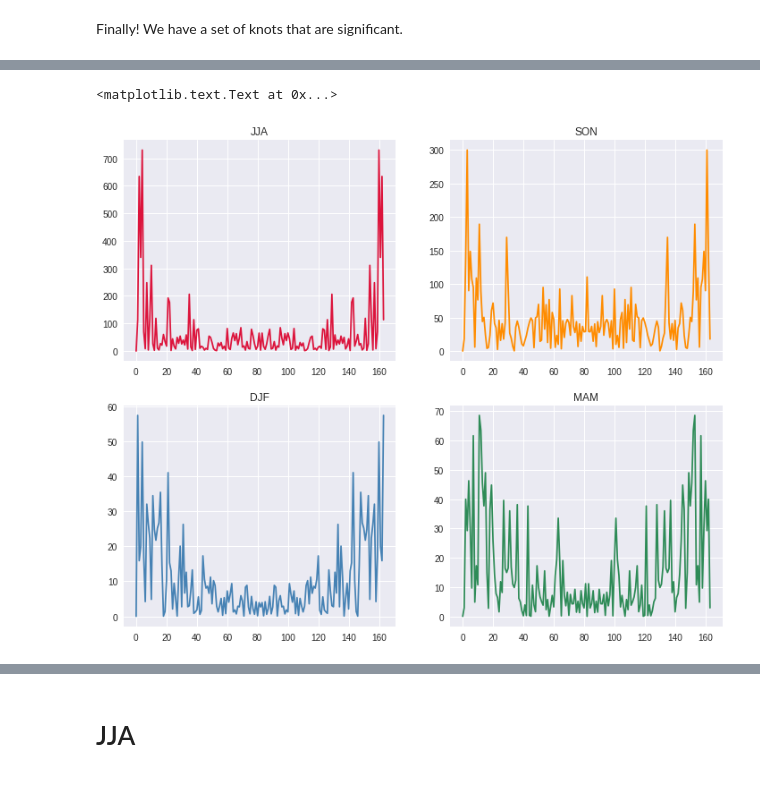
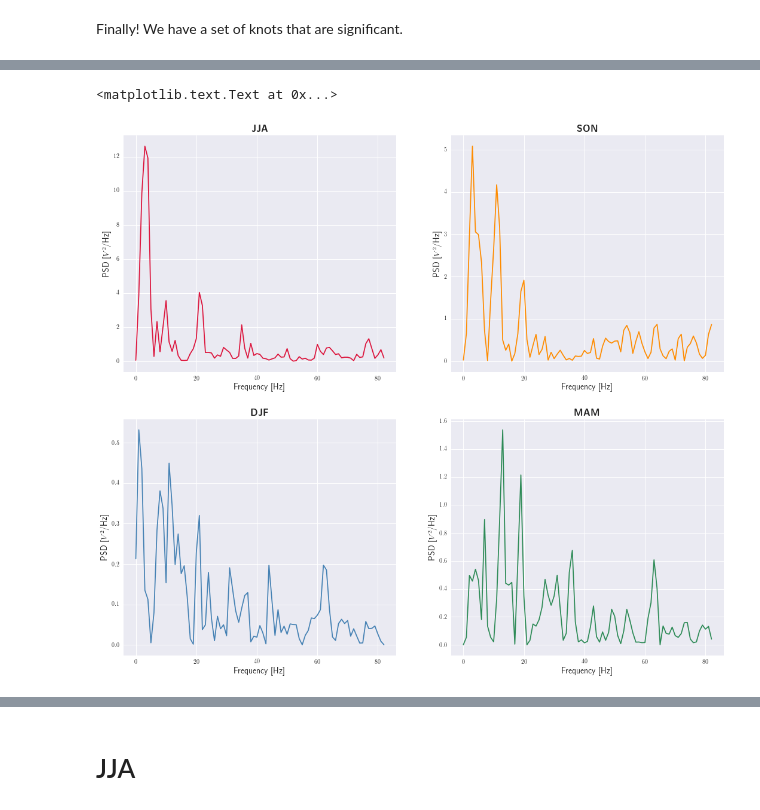
Before and after one commit to hfloresr/ArcticSea, a Jupyter notebook: seaice_splines.ipynb, the cells around one changed output, grey strips where cells are left out. Saved outputs shown, nothing was run; the diff lists cells and outputs as text; code cells hidden in the pictures.

```diff
--- a/seaice_splines.ipynb
+++ b/seaice_splines.ipynb
@@ -153,11 +143,11 @@ $$
 We'll plot the knots to visually check
 # %%
 # Define the knots
-jjaknots = [1917, 1944, 1996]
+jjaknots = [1917, 1944, 1997]
 #jjaknots2 = [1893, 1899, 1917, 1943, 1996]
-sonknots = [1917, 1943, 1996]
-djfknots = [1974, 1996]
-mamknots = [1933, 1979]
+sonknots = [1917, 1943, 1997]
+djfknots = [1974, 1997]
+mamknots = [1933, 1979, 1997]
 
 splines = {'JJA': linear_splines(jja_df, jjaknots),
            'SON': linear_splines(son_df, sonknots),
@@ -274,8 +280,8 @@ $$
 # %%
 # Estimates Pt.3
-jjaknots3 = [1996]
-sonknots3 = [1996]
-djfknots3 = [1996]
+jjaknots3 = [1997]
+sonknots3 = [1997]
+djfknots3 = [1997]
 mamknots3 = [1933, 1979]
 
 splines3 = {'JJA': linear_splines(jja_df, jjaknots3),
@@ -283,7 +289,7 @@ splines3 = {'JJA': linear_splines(jja_df, jjaknots3),
            'DJF': linear_splines(djf_df, djfknots3),
            'MAM': linear_splines(mam_df, mamknots3)}
 
-f, axs = plt.subplots(2, 2, figsize=(15,10))
+f, axs = plt.subplots(2, 2, figsize=(28,18))
 axs = np.array(axs)
 
 for i, ax in enumerate(axs.reshape(-1)):
@@ -291,5 +297,5 @@ for i, ax in enumerate(axs.reshape(-1)):
     yr = dfs[s].year
     conc = dfs[s].seaice_conc
     preds = splines3[s].fittedvalues
-    plot_splines(yr, conc, preds, 'splines', season=s, ax=ax, col=cmap[s])
+    plot_splines(yr, conc, preds, 'trend', season=s, ax=ax, col=cmap[s])
 # %% [output]
@@ -405,5 +553,6 @@ axr[3,1].set_xlabel('Seaice Concentration')
 # Take the periodogram (abs(R)^2)
 # Plot the periodogram
 # %%
-ffts = {season: np.fft.fft(resid) for season, resid in residuals.items()}
-periodograms = {season: np.abs(fftr)**2 for season, fftr in ffts.items()}
+#ffts = {season: np.fft.fft(resid) for season, resid in residuals.items()}
+#periodograms = {season: np.abs(fftr)**2 for season, fftr in ffts.items()}
+periodograms = {season: signal.welch(resid, window='hann')[1] for season, resid in residuals.items()}
@@ -410,17 +566,28 @@ periodograms = {season: np.abs(fftr)**2 for season, fftr in ffts.items()}
 # %%
-f, ax = plt.subplots(2, 2, figsize=(12,10))
+f, ax = plt.subplots(2, 2, figsize=(18,16))
 
 ax[0,0].plot(periodograms['JJA'], color=cmap['JJA'])
-ax[0,0].set_title('JJA')
+ax[0,0].set_title(r'\textbf{JJA}', fontsize=16)
+ax[0,0].set_xlabel(r'Frequency [Hz]', fontsize=14)
+ax[0,0].set_ylabel(r'PSD [$V^2$/Hz]', fontsize=14)
 
 ax[0,1].plot(periodograms['SON'], color=cmap['SON'])
-ax[0,1].set_title('SON')
+#ax[0,1].set_title('SON')
+ax[0,1].set_title(r'\textbf{SON}', fontsize=16)
+ax[0,1].set_xlabel(r'Frequency [Hz]', fontsize=14)
+ax[0,1].set_ylabel(r'PSD [$V^2$/Hz]', fontsize=14)
 
 ax[1,0].plot(periodograms['DJF'], color=cmap['DJF'])
-ax[1,0].set_title('DJF')
+#ax[1,0].set_title('DJF')
+ax[1,0].set_title(r'\textbf{DJF}', fontsize=16)
+ax[1,0].set_xlabel(r'Frequency [Hz]', fontsize=14)
+ax[1,0].set_ylabel(r'PSD [$V^2$/Hz]', fontsize=14)
 
 ax[1,1].plot(periodograms['MAM'], color=cmap['MAM'])
-ax[1,1].set_title('MAM')
+#ax[1,1].set_title('MAM')
+ax[1,1].set_title(r'\textbf{MAM}', fontsize=16)
+ax[1,1].set_xlabel(r'Frequency [Hz]', fontsize=14)
+ax[1,1].set_ylabel(r'PSD [$V^2$/Hz]', fontsize=14)
 # %% [output]
 <matplotlib.text.Text at 0x...>
-[figure, old version]
+[figure, new version]
```
Also changed, not shown: parts of 102 cells of this notebook, 55 other files.
